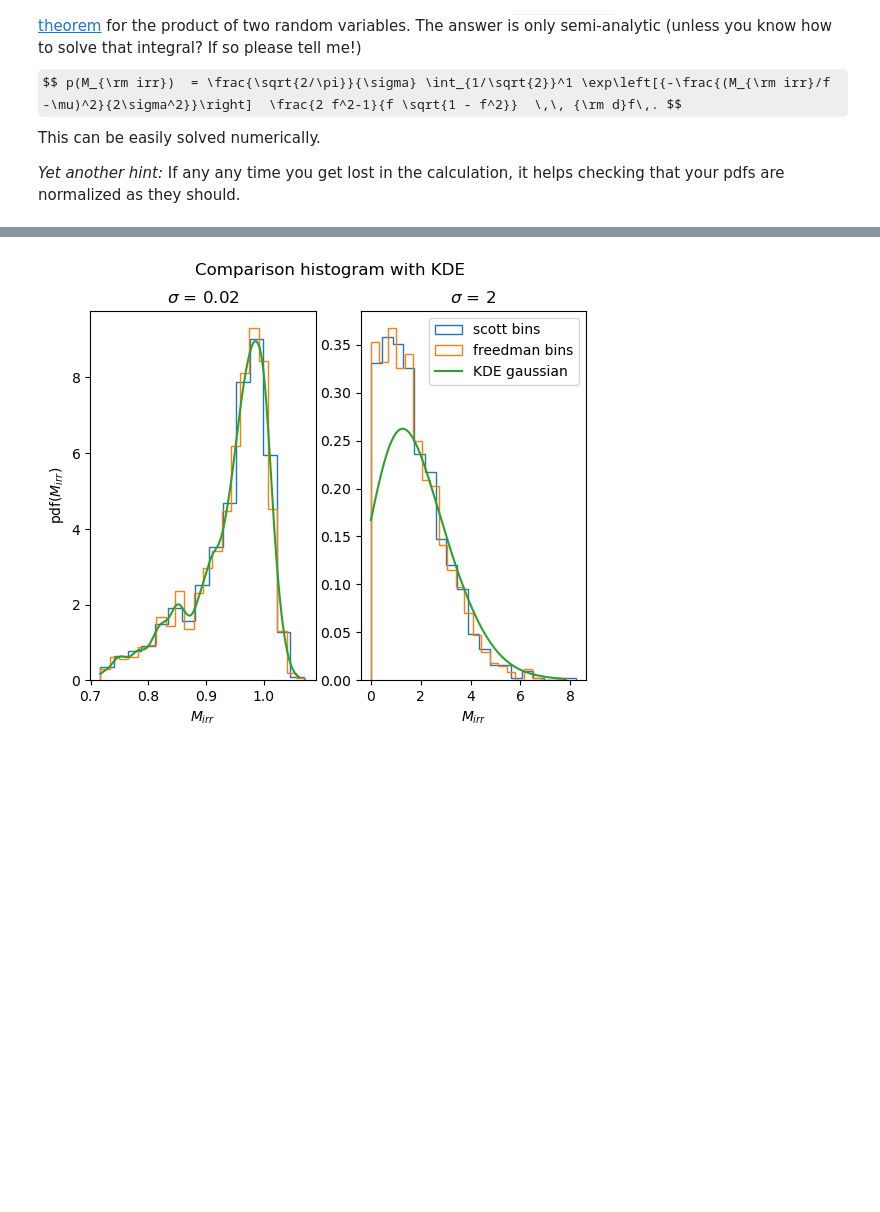
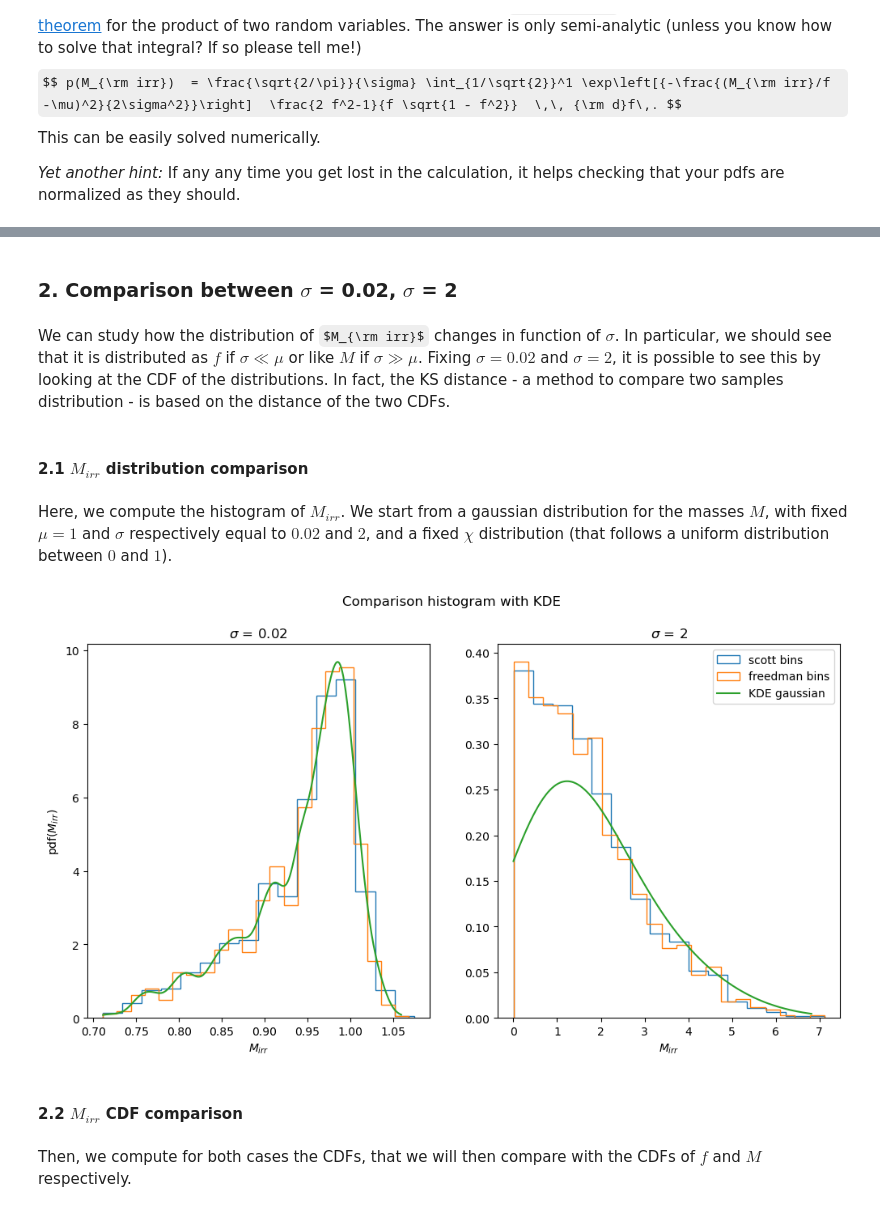
Before and after one commit to om-erika/astrostatistics_bicocca_2024, a Jupyter notebook: working/irreducible_mass_BHs.ipynb, the cells around one changed output, grey strips where cells are left out. Drawn from its saved outputs; the diff is of its cells as text; code cells hidden in the pictures; some formulas as TeX source; blank space fills up the shorter version.

```diff
--- a/working/irreducible_mass_BHs.ipynb
+++ b/working/irreducible_mass_BHs.ipynb
@@ -72,31 +74,43 @@ m_irr_1 = masses_1*np.sqrt((1+np.sqrt(1-chi**2))/2)
 masses_2 = np.abs(gauss_2.rvs(1000))
 cdf_masses_2 = np.cumsum(np.sort(masses_2))/np.sum(np.sort(masses_2))
 m_irr_2= masses_2*np.sqrt((1+np.sqrt(1-chi**2))/2)
+# %% [markdown]
+### 2. Comparison between $\sigma$ = 0.02, $\sigma$ = 2
+# %% [markdown]
+We can study how the distribution of $M_{\rm irr}$ changes in function of $\sigma$. In particular, we should see that it is distributed as $f$ if ${\sigma}\ll \mu$ or like $M$ if  $\sigma\gg \mu$. Fixing $\sigma = 0.02$ and $\sigma = 2$, it is possible to see this by looking at the CDF of the distributions. In fact, the KS distance - a method to compare two samples distribution - is based on the distance of the two CDFs.
+# %% [markdown]
+#### 2.1 $M_{irr}$ distribution comparison
+# %% [markdown]
+Here, we compute the histogram of $M_{irr}$. We start from a gaussian distribution for the masses $M$, with fixed $\mu = 1$ and $\sigma$ respectively equal to $0.02$ and $2$, and a fixed $\chi$ distribution (that follows a uniform distribution between $0$ and $1$).
 # %%
 x_lin_1 = np.linspace(min(m_irr_1),max(m_irr_1), 1000)
-fig, ax = plt.subplots(1,2)
+fig, ax = plt.subplots(1,2, figsize = (12,6))
 hist(m_irr_1, bins = 'scott',density = True, histtype = 'step', label = 'scott bins', ax = ax[0])
 hist(m_irr_1, bins = 'freedman', density = True, histtype = 'step', label = 'freedman bins', ax = ax[0])
 kde = KernelDensity(kernel="gaussian", bandwidth=0.01).fit(m_irr_1[:, np.newaxis])
 log_pdf = kde.score_samples(x_lin_1[:, np.newaxis])
 ax[0].plot(x_lin_1, np.exp(log_pdf), label = 'KDE gaussian')
 ax[0].set_xlabel(r'$M_{irr}$')
 ax[0].set_ylabel(r'pdf($M_{irr}$)')
 ax[0].set_title(r'$\sigma$ = ' +str(sigma[0]))
 
 x_lin_2 = np.linspace(min(m_irr_2),max(m_irr_2), 1000)
 hist(m_irr_2, bins = 'scott',density = True, histtype = 'step', label = 'scott bins', ax = ax[1])
 hist(m_irr_2, bins = 'freedman', density = True, histtype = 'step', label = 'freedman bins', ax = ax[1])
 kde = KernelDensity(kernel="gaussian", bandwidth=1).fit(m_irr_2[:, np.newaxis])
 log_pdf = kde.score_samples(x_lin_2[:, np.newaxis])
 ax[1].plot(x_lin_2, np.exp(log_pdf), label = 'KDE gaussian')
 plt.xlabel(r'$M_{irr}$')
 plt.legend()
 ax[1].set_title(r'$\sigma$ = ' +str(sigma[1]))
 plt.suptitle('Comparison histogram with KDE')
 plt.show()
 # %% [output]
-[figure, old version]
+[figure, new version]
+# %% [markdown]
+#### 2.2 $M_{irr}$ CDF comparison
+# %% [markdown]
+Then, we compute for both cases the CDFs, that we will then compare with the CDFs of $f$ and $M$ respectively.
 # %%
 cdf_m_irr_1 = np.cumsum(np.sort(m_irr_1))/np.sum(m_irr_1)
 cdf_m_irr_2 = np.cumsum(np.sort(m_irr_2))/np.sum(m_irr_2)
```
Also changed, not shown: parts of 22 cells of this notebook, 9 other files.
